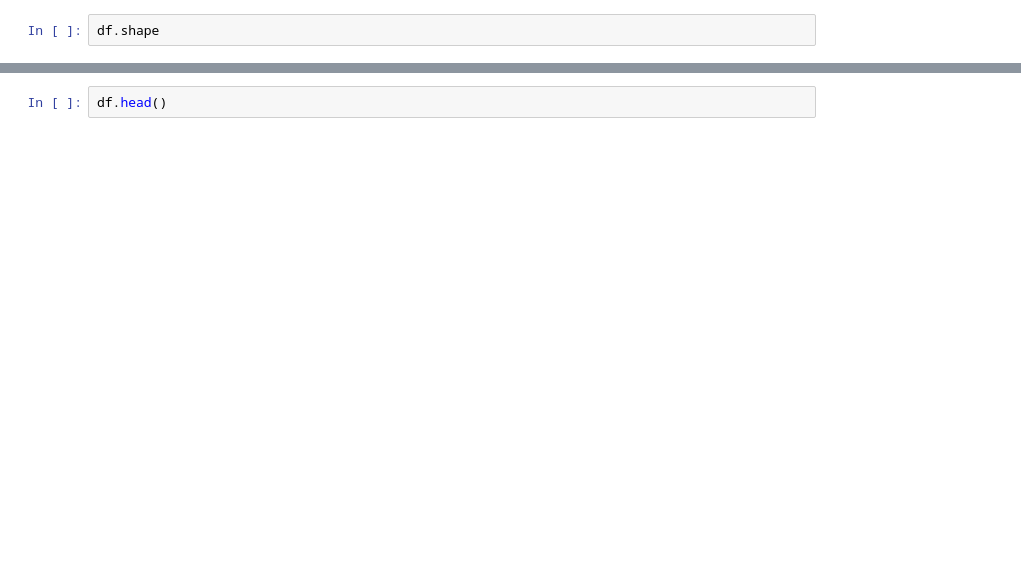
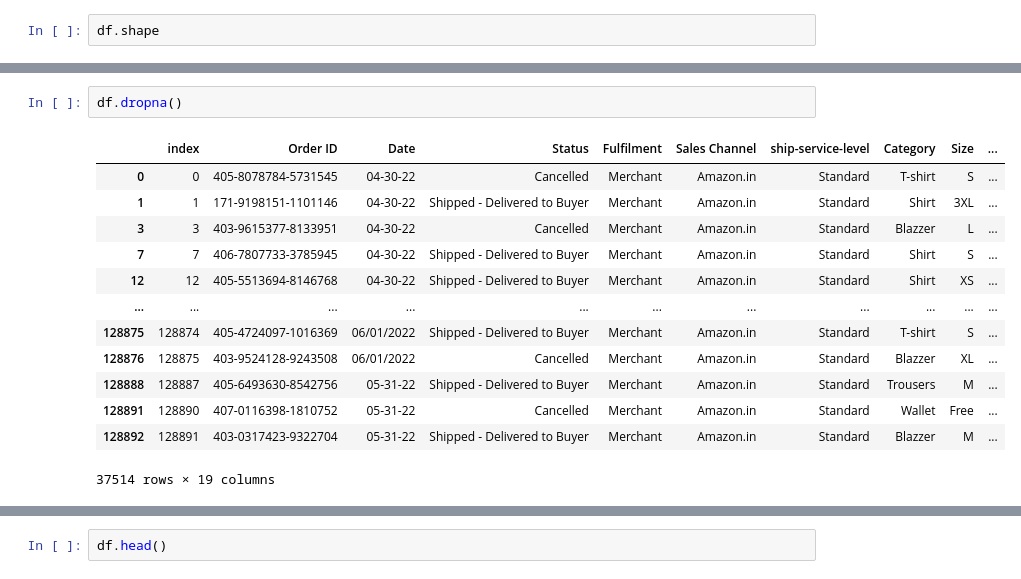
Before and after one commit to Pranayjain0960/Amazon_Sales_Analysis, a Jupyter notebook: amazon_data_analysis.ipynb, the cells around one changed output, grey strips where cells are left out. Saved outputs shown, nothing was run; the diff lists cells and outputs as text; blank space fills up the shorter version.

```diff
--- a/amazon_data_analysis.ipynb
+++ b/amazon_data_analysis.ipynb
@@ -25,2 +134,18 @@ df.info()
+# %%
+df.dropna()
+# %% [output]
+|  | index | Order ID | Date | Status | Fulfilment | Sales Channel | ship-service-level | Category | Size | ... |
+| 0 | 0 | 405-8078784-5731545 | 04-30-22 | Cancelled | Merchant | Amazon.in | Standard | T-shirt | S | ... |
+| 1 | 1 | 171-9198151-1101146 | 04-30-22 | Shipped - Delivered to Buyer | Merchant | Amazon.in | Standard | Shirt | 3XL | ... |
+| 3 | 3 | 403-9615377-8133951 | 04-30-22 | Cancelled | Merchant | Amazon.in | Standard | Blazzer | L | ... |
+| 7 | 7 | 406-7807733-3785945 | 04-30-22 | Shipped - Delivered to Buyer | Merchant | Amazon.in | Standard | Shirt | S | ... |
+| 12 | 12 | 405-5513694-8146768 | 04-30-22 | Shipped - Delivered to Buyer | Merchant | Amazon.in | Standard | Shirt | XS | ... |
+| ... | ... | ... | ... | ... | ... | ... | ... | ... | ... | ... |
+| 128875 | 128874 | 405-4724097-1016369 | 06/01/2022 | Shipped - Delivered to Buyer | Merchant | Amazon.in | Standard | T-shirt | S | ... |
+| 128876 | 128875 | 403-9524128-9243508 | 06/01/2022 | Cancelled | Merchant | Amazon.in | Standard | Blazzer | XL | ... |
+| 128888 | 128887 | 405-6493630-8542756 | 05-31-22 | Shipped - Delivered to Buyer | Merchant | Amazon.in | Standard | Trousers | M | ... |
+| 128891 | 128890 | 407-0116398-1810752 | 05-31-22 | Cancelled | Merchant | Amazon.in | Standard | Wallet | Free | ... |
+| 128892 | 128891 | 403-0317423-9322704 | 05-31-22 | Shipped - Delivered to Buyer | Merchant | Amazon.in | Standard | Blazzer | M | ... |
+37514 rows × 19 columns
 # %%
 df.head()
```
Also changed, not shown: parts of 34 cells of this notebook, 1 other file.
